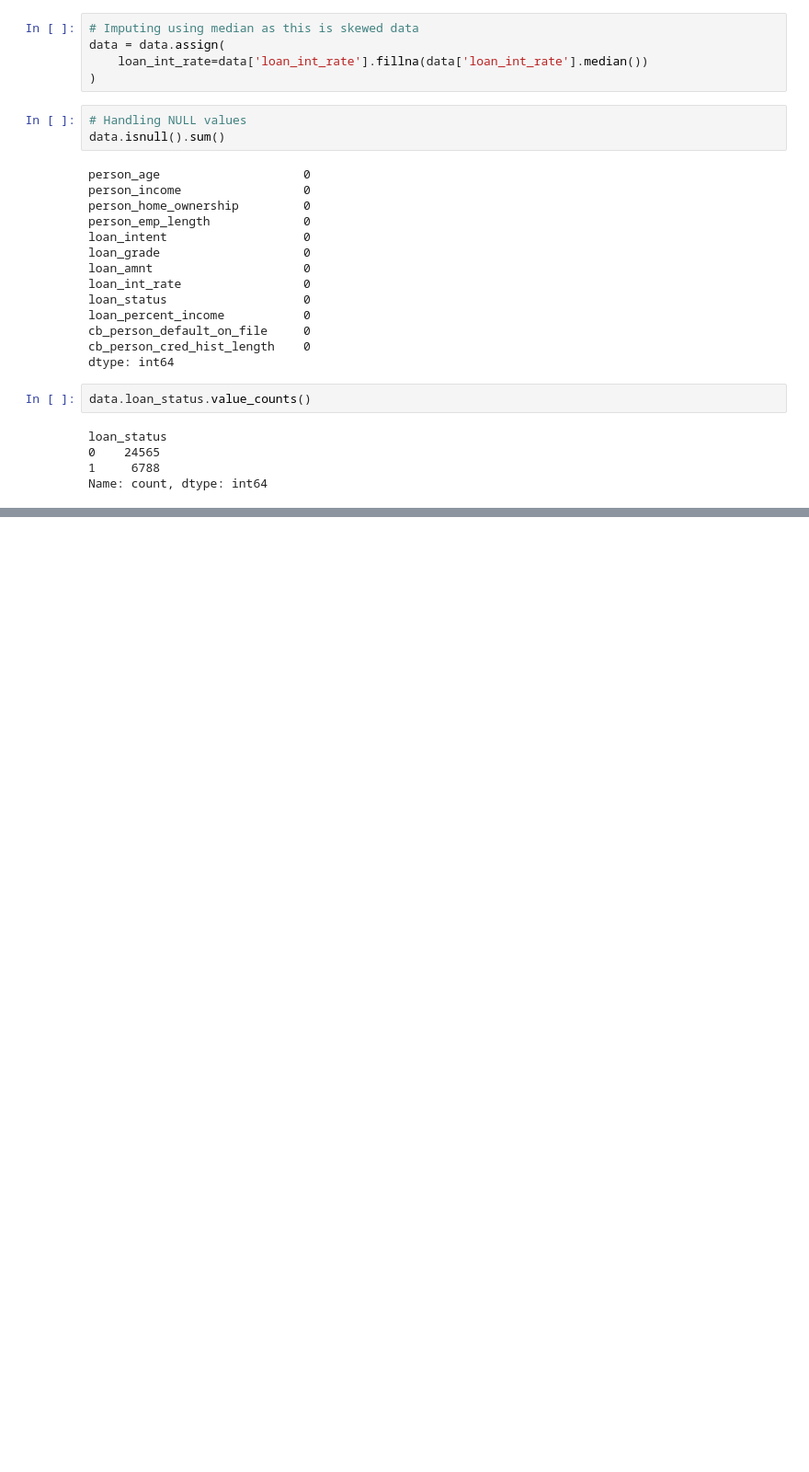
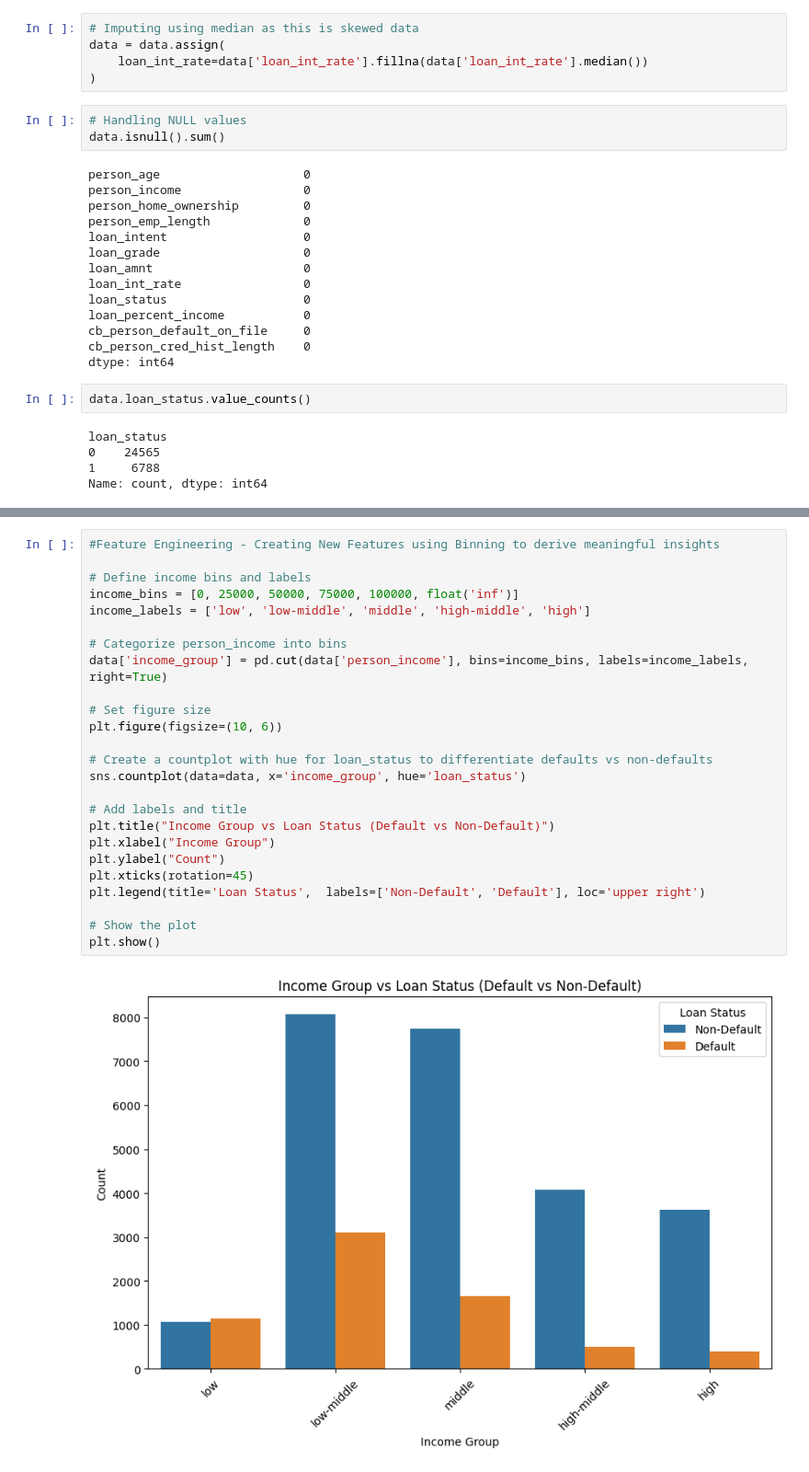
Before and after one commit to ruchira-bogahawatta/BIS-Analysis, a Jupyter notebook: assignment.ipynb, the cells around one changed output, grey strips where cells are left out. Shown at 92% size. Drawn from its saved outputs; the diff is of its cells as text; blank space fills up the shorter version.

```diff
--- a/assignment.ipynb
+++ b/assignment.ipynb
@@ -424,0 +446,27 @@ Name: count, dtype: int64
+# %%
+#Feature Engineering - Creating New Features using Binning to derive meaningful insights
+
+# Define income bins and labels
+income_bins = [0, 25000, 50000, 75000, 100000, float('inf')]
+income_labels = ['low', 'low-middle', 'middle', 'high-middle', 'high']
+
+# Categorize person_income into bins
+data['income_group'] = pd.cut(data['person_income'], bins=income_bins, labels=income_labels, right=True)
+
+# Set figure size
+plt.figure(figsize=(10, 6))
+
+# Create a countplot with hue for loan_status to differentiate defaults vs non-defaults
+sns.countplot(data=data, x='income_group', hue='loan_status')
+
+# Add labels and title
+plt.title("Income Group vs Loan Status (Default vs Non-Default)")
+plt.xlabel("Income Group")
+plt.ylabel("Count")
+plt.xticks(rotation=45)
+plt.legend(title='Loan Status',  labels=['Non-Default', 'Default'], loc='upper right')
+
+# Show the plot
+plt.show()
+# %% [output]
+[figure, added]
```
Also changed, not shown: parts of 9 cells of this notebook.
